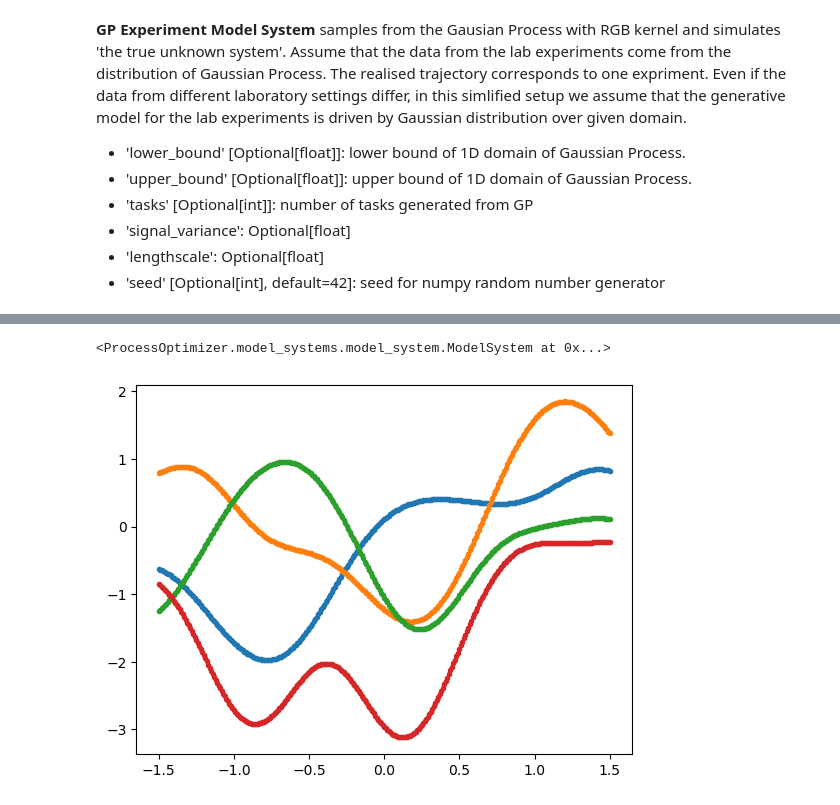
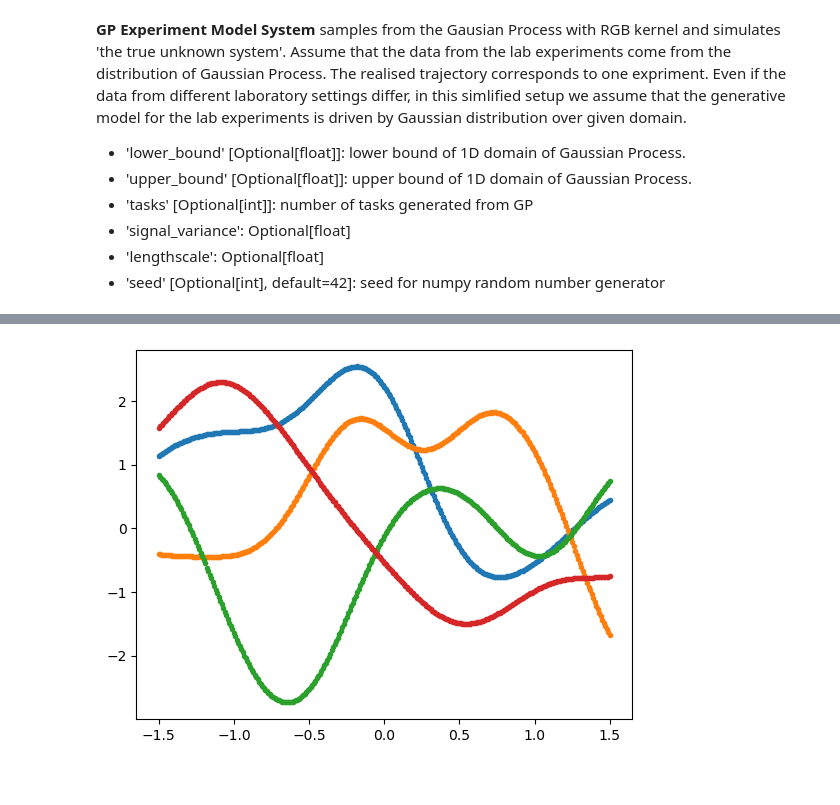
Before and after one commit to novonordisk-research/ProcessOptimizer, a Jupyter notebook: examples/GP_Experiment_Model_System.ipynb, the cells around one changed output, grey strips where cells are left out. Saved outputs shown, nothing was run; the diff lists cells and outputs as text; code cells hidden in the pictures.

```diff
--- a/examples/GP_Experiment_Model_System.ipynb
+++ b/examples/GP_Experiment_Model_System.ipynb
@@ -244,15 +244,13 @@ gp1.f_values[150]
 # %%
-gp1 = GPExperiment(-1.5, 1.5, 4, 1.5, 0.5)
+gp2 = gp_benchmark.GPExperiment(-1.5, 1.5, 4, 1.5, 0.5)
 
-idx, train_x, train_y = gp1.get_sample(10)
-
-create_gp_experiment(-1.5, 1.5, 4, 1.5, 0.5)
+idx, train_x, train_y = gp2.get_sample(10)
-# %% [output]
-<ProcessOptimizer.model_systems.model_system.ModelSystem at 0x...>
-# %%
-plt.plot(gp1.domain, gp1.f_values, '.');
-# %% [output]
-[figure, removed]
+# %%
+from matplotlib import pyplot as plt
+
+plt.plot(gp2.domain, gp2.f_values, '.');
+# %% [output]
+[figure, added]
 # %%
 from matplotlib import pyplot as plt
 
```
Also changed, not shown: parts of 26 cells of this notebook, 14 other files.
